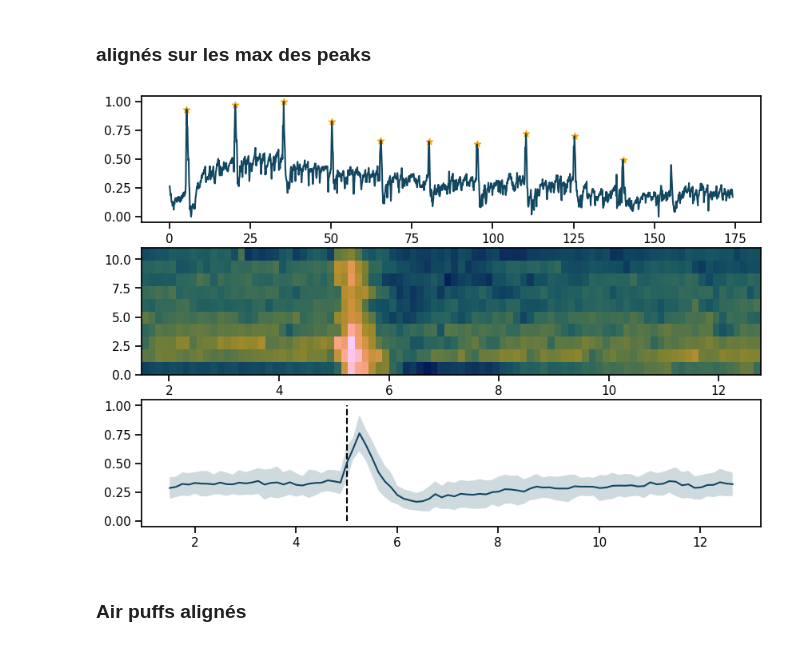
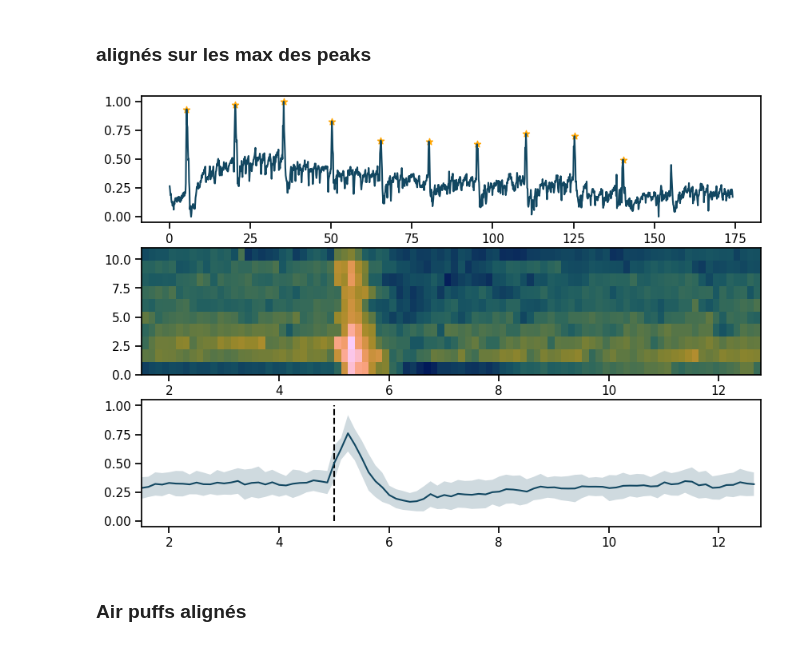
Before and after one commit to Laboratory-of-Vincent-Breton-Provencher/Widefield-Imaging-Acquisition, a Jupyter notebook: analysisPipeline/quickPlot_2024_07_12.ipynb, the cells around one changed output. Saved outputs shown, nothing was run; the diff lists cells and outputs as text; code cells hidden in the pictures.

```diff
--- a/analysisPipeline/quickPlot_2024_07_12.ipynb
+++ b/analysisPipeline/quickPlot_2024_07_12.ipynb
@@ -208,37 +209,34 @@ percycle = 15
 FPS = 40
 nChannels = 5
 FPSc = FPS/nChannels
 framespcycles = int(FPSc*percycle)
 
 peaks, _ = find_peaks(sig, distance=framespcycles-10, height=0.4)
 peaks = peaks[:-1]
 
 fig = plt.figure(figsize=(10, 7))
 ax1 = plt.subplot(3, 1, 1)
 ax1.plot(time, sig)
 ax1.scatter(time[peaks], sig[peaks], color='orange', marker='*')
 
-
 inf = 30
 sup = 60
 aligned_data = np.zeros((len(peaks), inf+sup))
 for i in range(len(peaks)):
   aligned_data[i,:] = sig[int(peaks[i]-inf):int(peaks[i]+sup)]
 ax2 = plt.subplot(3, 1, 2)
-# print(time[peaks[0]+20])
 ax2.imshow(aligned_data, origin='lower', extent=[time[peaks[0]-inf], time[peaks[0]+sup], 0, 11], aspect='auto', cmap=cmap)
-
 
 avg_data = np.mean(aligned_data, axis=0)
 std_data = np.std(aligned_data, axis=0)
 ax3 = plt.subplot(3, 1, 3)
 ax3.vlines(5, 0, 1, color='k', linestyles='--')
 ax3.plot(time[peaks[0]-inf:peaks[0]+sup], avg_data)
 ax3.fill_between(time[peaks[0]-inf:peaks[0]+sup], avg_data-std_data, avg_data+std_data, alpha=0.2)
-
+ax3.set_xlim(time[peaks[0]-inf], time[peaks[0]+sup])
 
 plt.show()
 # %% [output]
-[figure, old version]
+[figure, new version]
 # %% [markdown]
 ### Air puffs alignés
```
Also changed, not shown: parts of 4 cells of this notebook, 1 other file.
